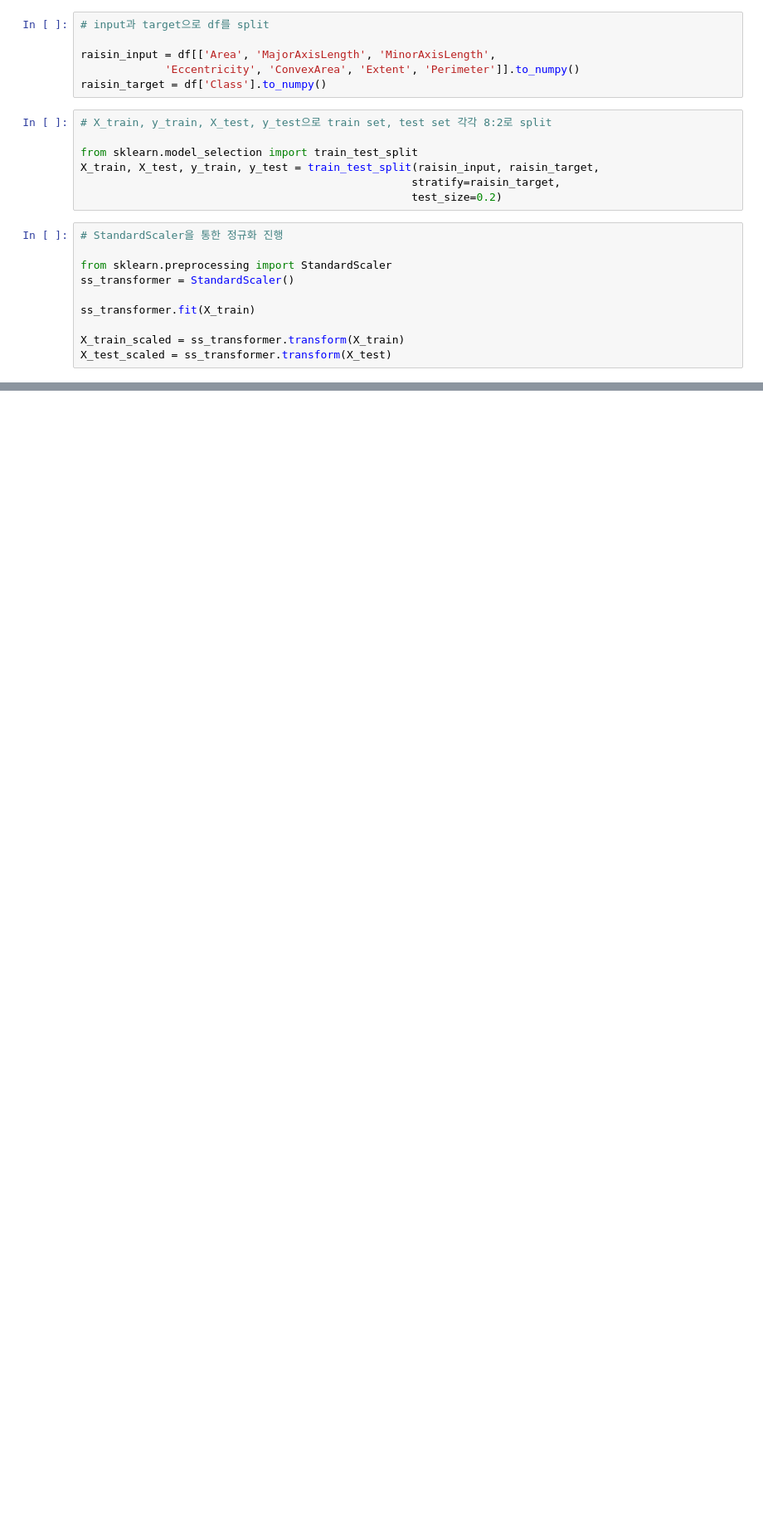
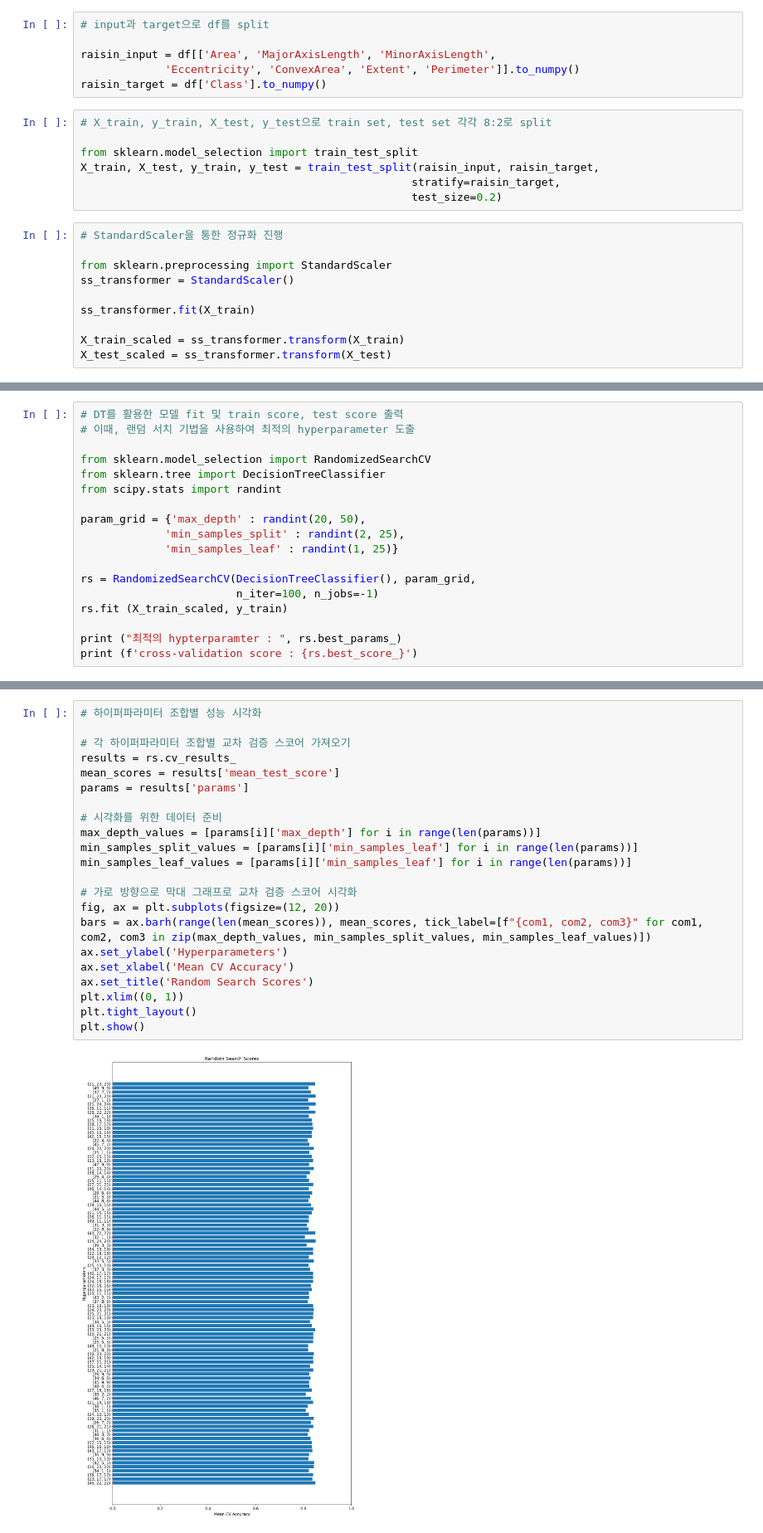
Before and after one commit to lky473736/learning-AI, a Jupyter notebook: report/classification_raisin.ipynb, the cells around one changed output, grey strips where cells are left out. Shown at 83% size. Cells and saved outputs as stored; diff of their text form; blank space fills up the shorter version.

```diff
--- a/report/classification_raisin.ipynb
+++ b/report/classification_raisin.ipynb
@@ -283,0 +574,18 @@ X_test_scaled = ss_transformer.transform(X_test)
+# %%
+# DT를 활용한 모델 fit 및 train score, test score 출력
+# 이때, 랜덤 서치 기법을 사용하여 최적의 hyperparameter 도출
+
+from sklearn.model_selection import RandomizedSearchCV
+from sklearn.tree import DecisionTreeClassifier
+from scipy.stats import randint
+
+param_grid = {'max_depth' : randint(20, 50),
+             'min_samples_split' : randint(2, 25),
+             'min_samples_leaf' : randint(1, 25)}
+
+rs = RandomizedSearchCV(DecisionTreeClassifier(), param_grid,
+                        n_iter=100, n_jobs=-1)
+rs.fit (X_train_scaled, y_train)
+
+print ("최적의 hypterparamter : ", rs.best_params_)
+print (f'cross-validation score : {rs.best_score_}')
@@ -283,0 +595,24 @@ X_test_scaled = ss_transformer.transform(X_test)
+# %%
+# 하이퍼파라미터 조합별 성능 시각화
+
+# 각 하이퍼파라미터 조합별 교차 검증 스코어 가져오기
+results = rs.cv_results_
+mean_scores = results['mean_test_score']
+params = results['params']
+
+# 시각화를 위한 데이터 준비
+max_depth_values = [params[i]['max_depth'] for i in range(len(params))]
+min_samples_split_values = [params[i]['min_samples_leaf'] for i in range(len(params))]
+min_samples_leaf_values = [params[i]['min_samples_leaf'] for i in range(len(params))]
+
+# 가로 방향으로 막대 그래프로 교차 검증 스코어 시각화
+fig, ax = plt.subplots(figsize=(12, 20))
+bars = ax.barh(range(len(mean_scores)), mean_scores, tick_label=[f"{com1, com2, com3}" for com1, com2, com3 in zip(max_depth_values, min_samples_split_values, min_samples_leaf_values)])
+ax.set_ylabel('Hyperparameters')
+ax.set_xlabel('Mean CV Accuracy')
+ax.set_title('Random Search Scores')
+plt.xlim((0, 1))
+plt.tight_layout()
+plt.show()
+# %% [output]
+[figure, added]
```
Also changed, not shown: parts of 34 cells of this notebook.
